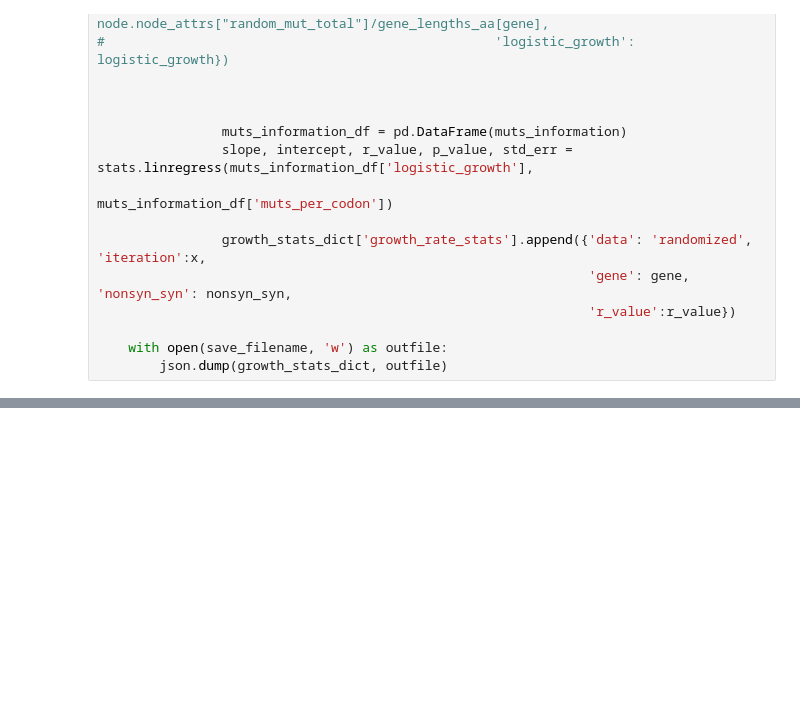
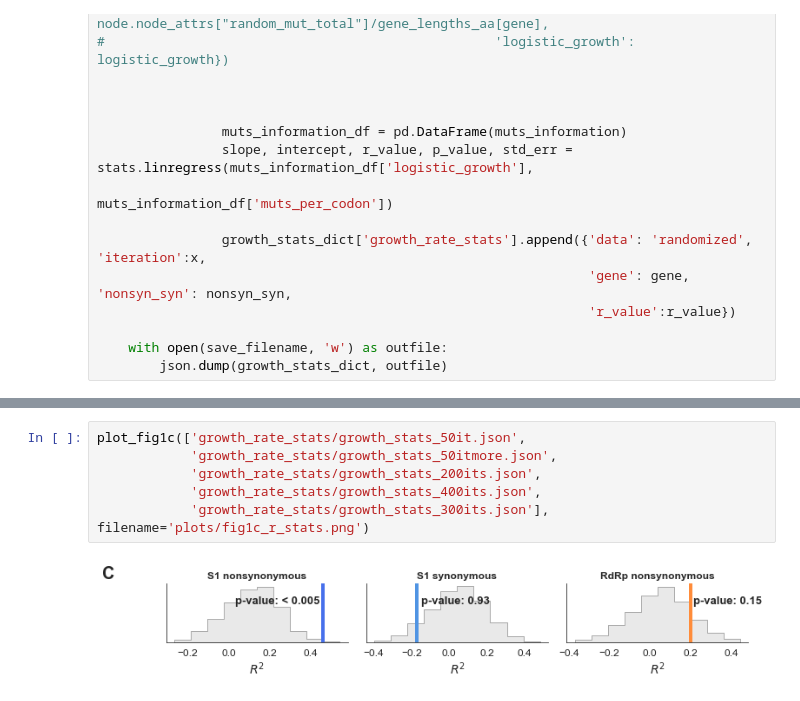
Before and after one commit to blab/sarscov2-adaptive-evolution, a Jupyter notebook: analysis/fig1b-randomization.ipynb, the cells around one changed output, grey strips where cells are left out. Saved outputs shown, nothing was run; the diff lists cells and outputs as text; blank space fills up the shorter version.

```diff
--- a/analysis/fig1b-randomization.ipynb
+++ b/analysis/fig1b-randomization.ipynb
@@ -613,0 +607,8 @@ plot_fig1c(['growth_rate_stats/growth_stats_50it.json',
+# %%
+plot_fig1c(['growth_rate_stats/growth_stats_50it.json',
+            'growth_rate_stats/growth_stats_50itmore.json',
+            'growth_rate_stats/growth_stats_200its.json',
+            'growth_rate_stats/growth_stats_400its.json',
+            'growth_rate_stats/growth_stats_300its.json'], filename='plots/fig1c_r_stats.png')
+# %% [output]
+[figure, added]
```
Also changed, not shown: parts of 13 cells of this notebook, 5 other files.
